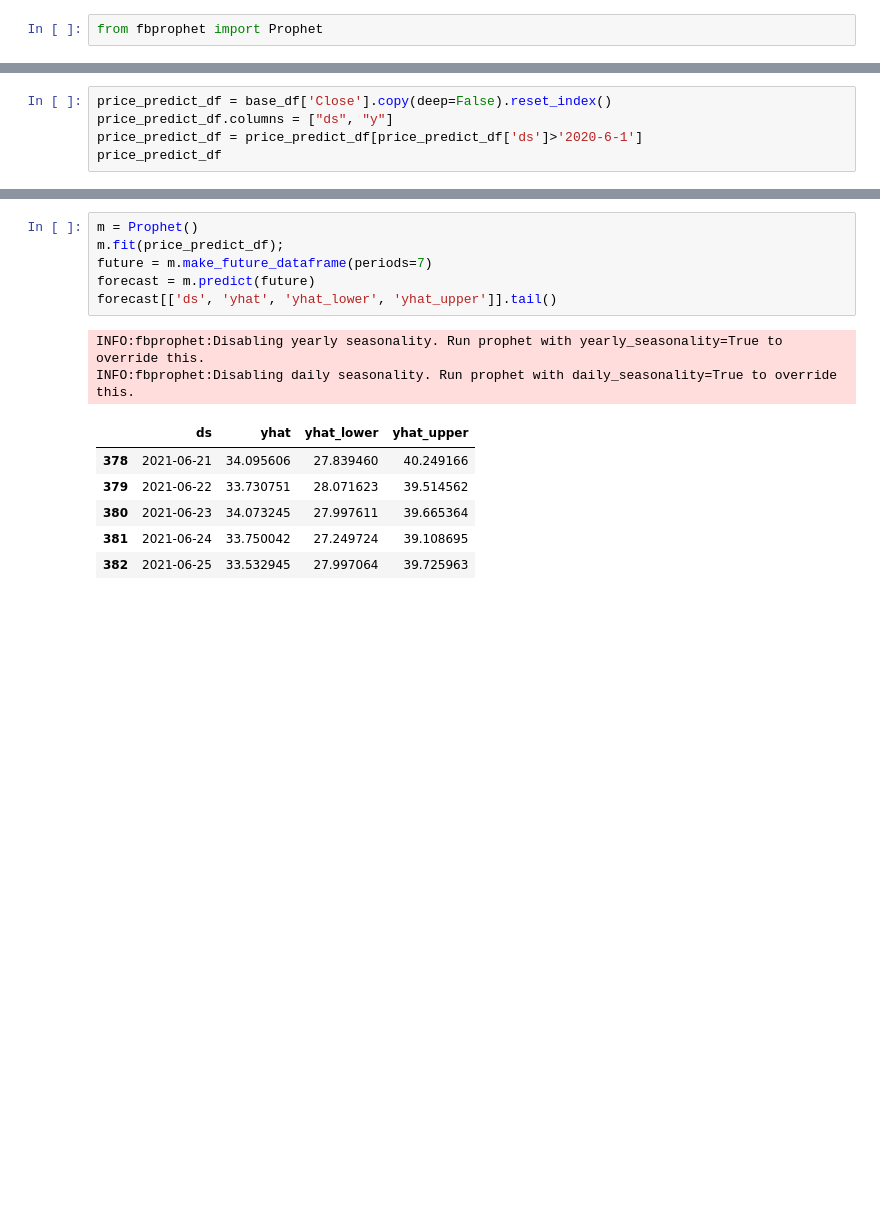
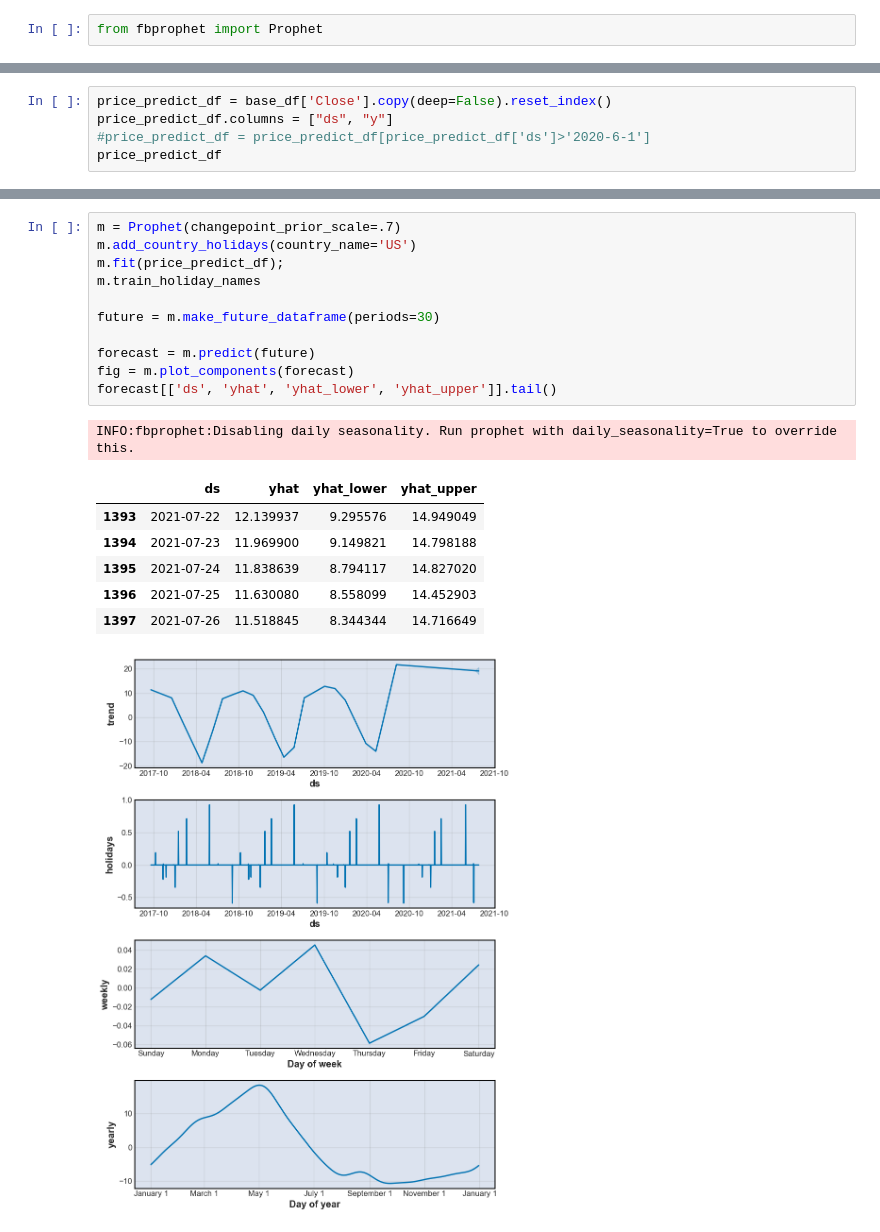
Before and after one commit to ArtTucker/crypto_prices_ML, a Jupyter notebook: preprocessing/by_coin/chainlink_notebook_from_Yahoo.ipynb, the cells around one changed output, grey strips where cells are left out. Saved outputs shown, nothing was run; the diff lists cells and outputs as text; blank space fills up the shorter version.

Commit message:
changed fbprophet params

```diff
--- a/preprocessing/by_coin/chainlink_notebook_from_Yahoo.ipynb
+++ b/preprocessing/by_coin/chainlink_notebook_from_Yahoo.ipynb
@@ -130,7 +130,7 @@ base_df
 # %%
 price_predict_df = base_df['Close'].copy(deep=False).reset_index()
 price_predict_df.columns = ["ds", "y"]
-price_predict_df = price_predict_df[price_predict_df['ds']>'2020-6-1']
+#price_predict_df = price_predict_df[price_predict_df['ds']>'2020-6-1']
 price_predict_df
 # %% [output]
 |  | ds | y |
@@ -149,18 +149,23 @@ price_predict_df
 # %%
-m = Prophet()
+m = Prophet(changepoint_prior_scale=.7)
+m.add_country_holidays(country_name='US')
 m.fit(price_predict_df);
-future = m.make_future_dataframe(periods=7)
+m.train_holiday_names
+
+future = m.make_future_dataframe(periods=30)
+
 forecast = m.predict(future)
+fig = m.plot_components(forecast)
 forecast[['ds', 'yhat', 'yhat_lower', 'yhat_upper']].tail()
 # %% [output]
-INFO:fbprophet:Disabling yearly seasonality. Run prophet with yearly_seasonality=True to override this.
 INFO:fbprophet:Disabling daily seasonality. Run prophet with daily_seasonality=True to override this.
 |  | ds | yhat | yhat_lower | yhat_upper |
-| 378 | 2021-06-21 | 34.095606 | 27.839460 | 40.249166 |
-| 379 | 2021-06-22 | 33.730751 | 28.071623 | 39.514562 |
-| 380 | 2021-06-23 | 34.073245 | 27.997611 | 39.665364 |
-| 381 | 2021-06-24 | 33.750042 | 27.249724 | 39.108695 |
-| 382 | 2021-06-25 | 33.532945 | 27.997064 | 39.725963 |
+| 1393 | 2021-07-22 | 12.139937 | 9.295576 | 14.949049 |
+| 1394 | 2021-07-23 | 11.969900 | 9.149821 | 14.798188 |
+| 1395 | 2021-07-24 | 11.838639 | 8.794117 | 14.827020 |
+| 1396 | 2021-07-25 | 11.630080 | 8.558099 | 14.452903 |
+| 1397 | 2021-07-26 | 11.518845 | 8.344344 | 14.716649 |
+[figure, added]
 # %%
 m.plot(forecast)
 # %% [output]
```
Also changed, not shown: parts of 9 cells of this notebook.
